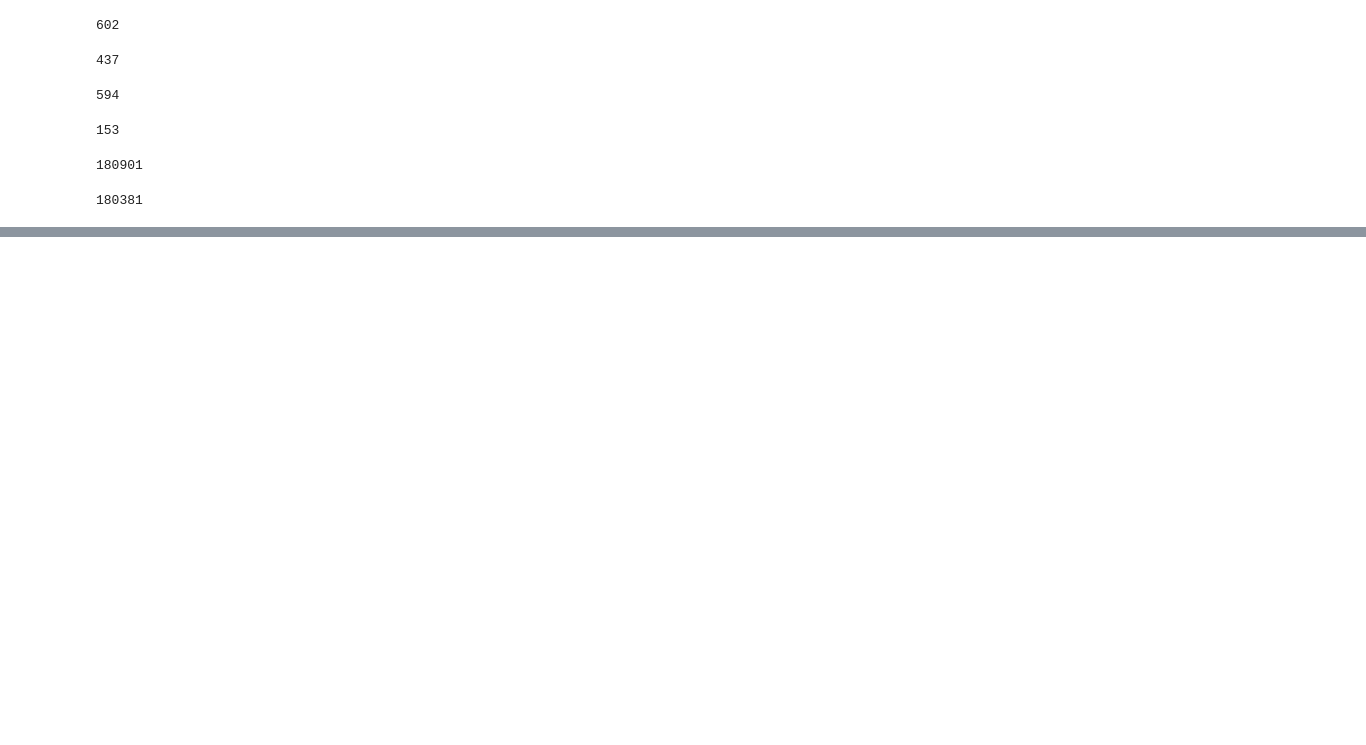
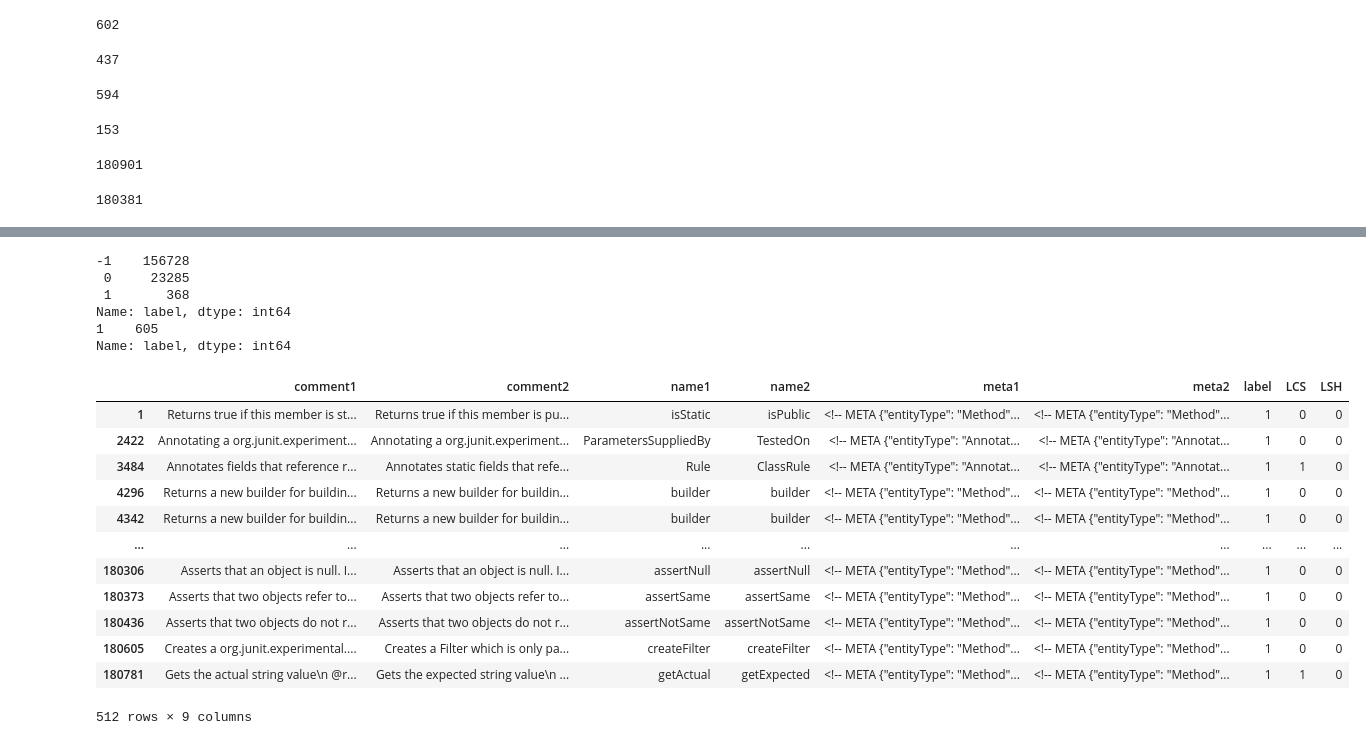
Before and after one commit to ekiuled/pairwise-similarities, a Jupyter notebook: unlabeled_stuff.ipynb, the cells around one changed output, grey strips where cells are left out. Drawn from its saved outputs; the diff is of its cells as text; code cells hidden in the pictures; blank space fills up the shorter version.

Commit message:
Experiment 1

```diff
--- a/unlabeled_stuff.ipynb
+++ b/unlabeled_stuff.ipynb
@@ -253,0 +311,7 @@ len(df.drop_duplicates().index)
+# %%
+import pandas as pd
+
+df = pd.read_csv('data/up/labeled/' + 'D2VK' + '.csv', index_col=0, na_filter=False)
+pd.set_option('display.max_colwidth', 100)
+df
+# df[df.label == 0].loc[:, ['meta1', 'meta2']]
@@ -253,0 +332,48 @@ len(df.drop_duplicates().index)
+# %%
+import pandas as pd
+import numpy as np
+import pickle
+
+with open('data/up/accepted/plain/all.pkl', 'rb') as f:
+    all = pickle.load(f)
+
+df = pd.read_csv('data/pairs/junit4.csv', index_col=0, na_filter=False)
+print(df.label.value_counts())
+df.loc[all, 'label'] = 1
+df.drop(df[df.label != 1].index, inplace=True)
+print(df.label.value_counts())
+df.to_csv('data/up/labeled/all.csv')
+# %% [output]
+-1    156728
+ 0     23285
+ 1       368
+Name: label, dtype: int64
+1    605
+Name: label, dtype: int64
+# %%
+import pandas as pd
+import numpy as np
+
+lcs = pd.read_csv('data/up/scores/' + 'LCS' + '.csv', index_col=0, na_filter=False)
+df.loc[np.intersect1d(lcs.index, df.index), 'LCS'] = 1
+# %%
+lsh = pd.read_csv('data/up/scores/' + 'LSH' + '.csv', index_col=0, na_filter=False)
+df.insert(len(df.columns), 'LSH', 0)
+df.loc[np.intersect1d(lsh.index, df.index), 'LSH'] = 1
+# %%
+pd.set_option('display.max_colwidth', 200)
+df[df.LSH == 0]
+# %% [output]
+|  | comment1 | comment2 | name1 | name2 | meta1 | meta2 | label | LCS | LSH |
+| 1 | Returns true if this member is st... | Returns true if this member is pu... | isStatic | isPublic | <!-- META {"entityType": "Method"... | <!-- META {"entityType": "Method"... | 1 | 0 | 0 |
+| 2422 | Annotating a org.junit.experiment... | Annotating a org.junit.experiment... | ParametersSuppliedBy | TestedOn | <!-- META {"entityType": "Annotat... | <!-- META {"entityType": "Annotat... | 1 | 0 | 0 |
+| 3484 | Annotates fields that reference r... | Annotates static fields that refe... | Rule | ClassRule | <!-- META {"entityType": "Annotat... | <!-- META {"entityType": "Annotat... | 1 | 1 | 0 |
+| 4296 | Returns a new builder for buildin... | Returns a new builder for buildin... | builder | builder | <!-- META {"entityType": "Method"... | <!-- META {"entityType": "Method"... | 1 | 0 | 0 |
+| 4342 | Returns a new builder for buildin... | Returns a new builder for buildin... | builder | builder | <!-- META {"entityType": "Method"... | <!-- META {"entityType": "Method"... | 1 | 0 | 0 |
+| ... | ... | ... | ... | ... | ... | ... | ... | ... | ... |
+| 180306 | Asserts that an object is null. I... | Asserts that an object is null. I... | assertNull | assertNull | <!-- META {"entityType": "Method"... | <!-- META {"entityType": "Method"... | 1 | 0 | 0 |
+| 180373 | Asserts that two objects refer to... | Asserts that two objects refer to... | assertSame | assertSame | <!-- META {"entityType": "Method"... | <!-- META {"entityType": "Method"... | 1 | 0 | 0 |
+| 180436 | Asserts that two objects do not r... | Asserts that two objects do not r... | assertNotSame | assertNotSame | <!-- META {"entityType": "Method"... | <!-- META {"entityType": "Method"... | 1 | 0 | 0 |
+| 180605 | Creates a org.junit.experimental.... | Creates a Filter which is only pa... | createFilter | createFilter | <!-- META {"entityType": "Method"... | <!-- META {"entityType": "Method"... | 1 | 0 | 0 |
+| 180781 | Gets the actual string value\n @r... | Gets the expected string value\n ... | getActual | getExpected | <!-- META {"entityType": "Method"... | <!-- META {"entityType": "Method"... | 1 | 1 | 0 |
+512 rows × 9 columns
```
Also changed, not shown: parts of 3 cells of this notebook, 2 other files.
